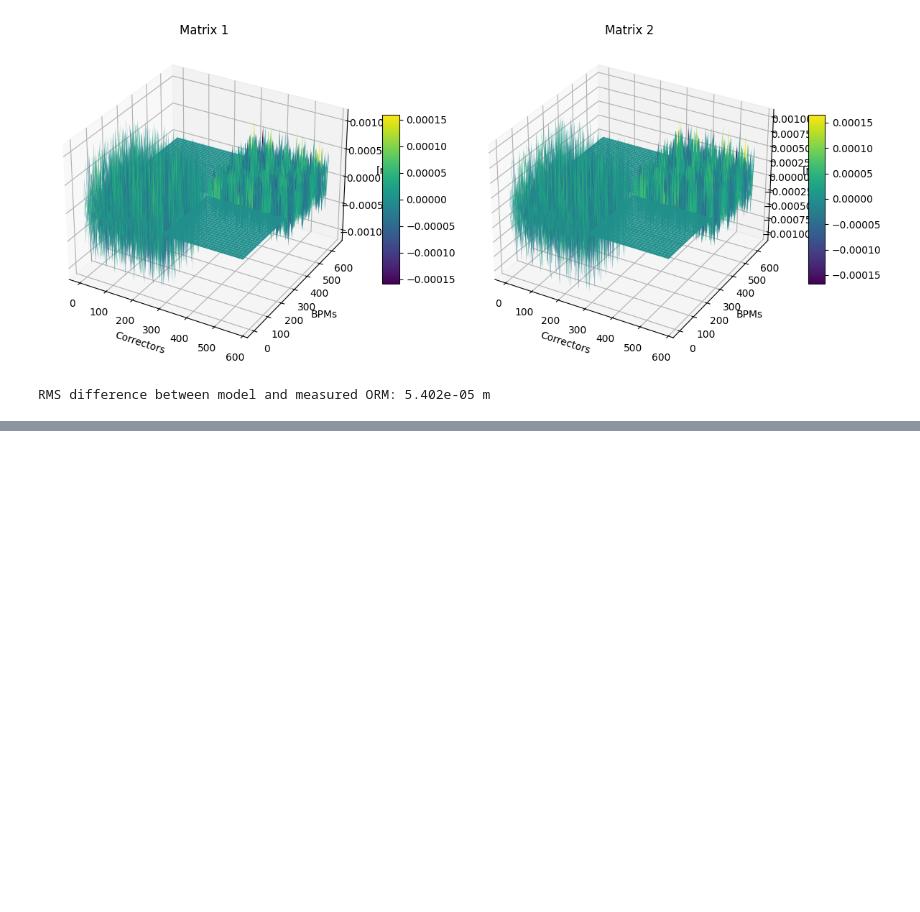
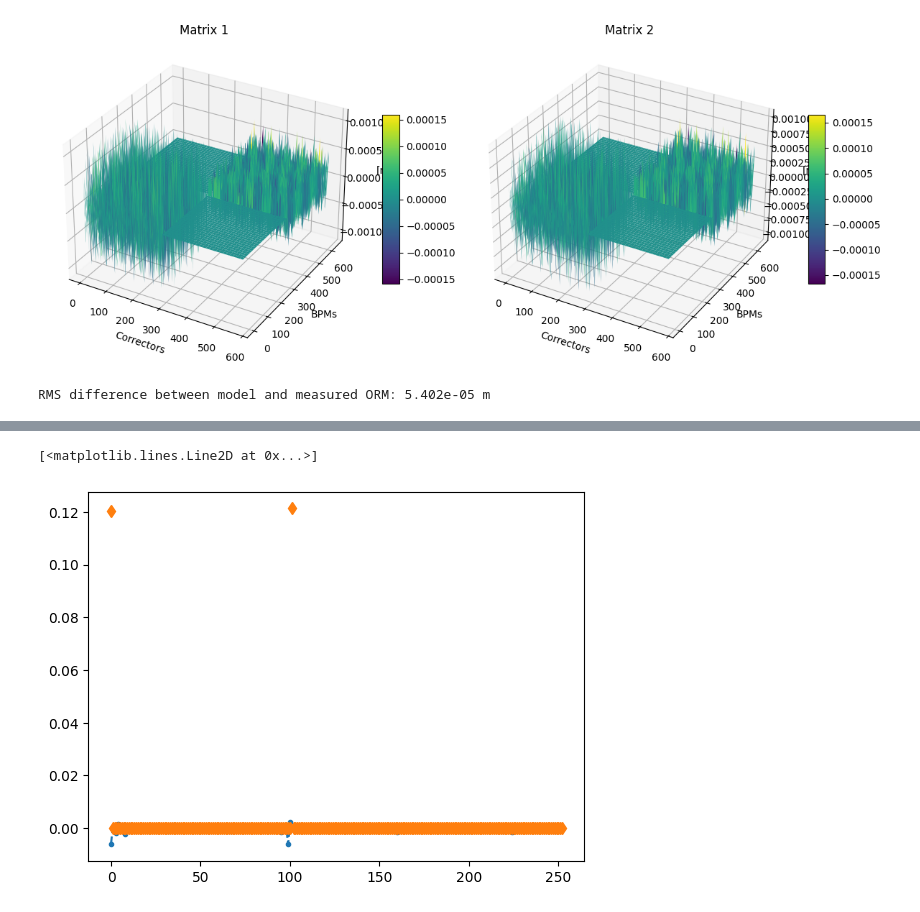
Before and after one commit to elafmusa/pyLOCO, a Jupyter notebook: Examples/reconstruct_quadrupoles_errors/example_two_quads_error.ipynb, the cells around one changed output, grey strips where cells are left out. Saved outputs shown, nothing was run; the diff lists cells and outputs as text; code cells hidden in the pictures; blank space fills up the shorter version.

```diff
--- a/Examples/reconstruct_quadrupoles_errors/example_two_quads_error.ipynb
+++ b/Examples/reconstruct_quadrupoles_errors/example_two_quads_error.ipynb
@@ -306,0 +416,28 @@ With errors emittance_h 140.988764546509 emittance_v 0.0
+# %%
+# apply correction
+
+inner = last_by_sorted_key(fit_parameters_dic)
+quads_fit, skew_fit = get_quads_block(inner)
+delta_q = np.asarray(
+[quads_fit[i] - SC.lattice.design[quad_indices[i]].K for i in range(len(quad_indices))],
+dtype = float
+).ravel()
+# %%
+len(quad_indices)
+measurment_err = []
+
+for i in quad_indices:
+    if i == quad_indices[0]:
+        measurment_err.append(0.05 * ideal_k_1)
+
+    if i == quad_indices[100]:
+        measurment_err.append(0.05 * ideal_k_2)
+
+    else:
+        measurment_err.append(0)
+loco_fit = delta_q
+plt.plot(loco_fit,'.--')
+plt.plot(measurment_err,'d')
+# %% [output]
+[<matplotlib.lines.Line2D at 0x...>]
+[figure, added]
```
Also changed, not shown: parts of 10 cells of this notebook.
